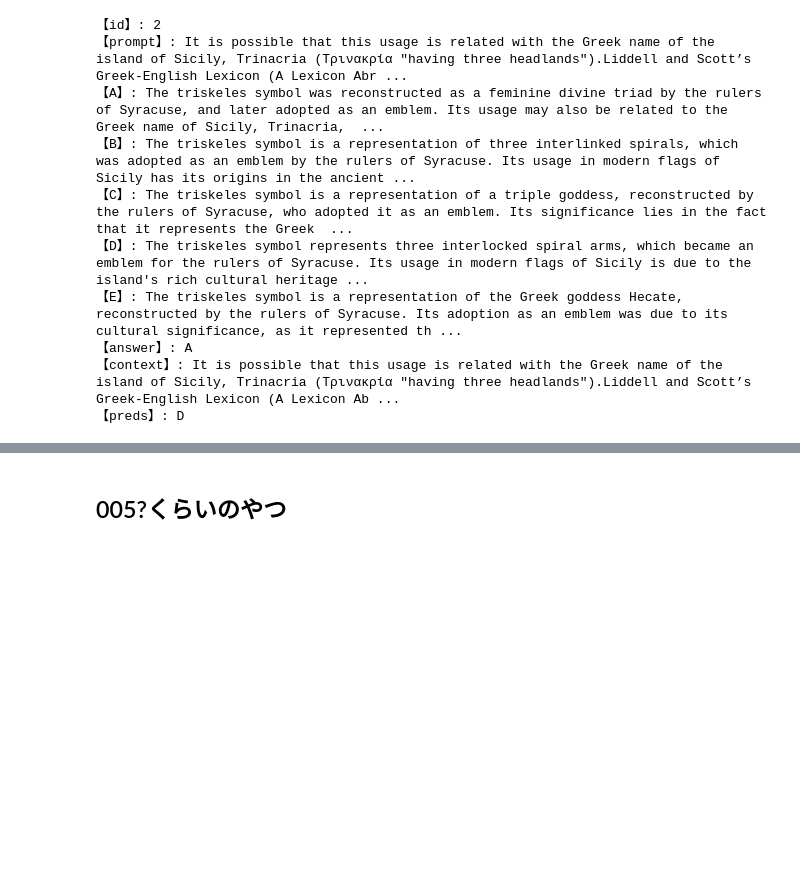
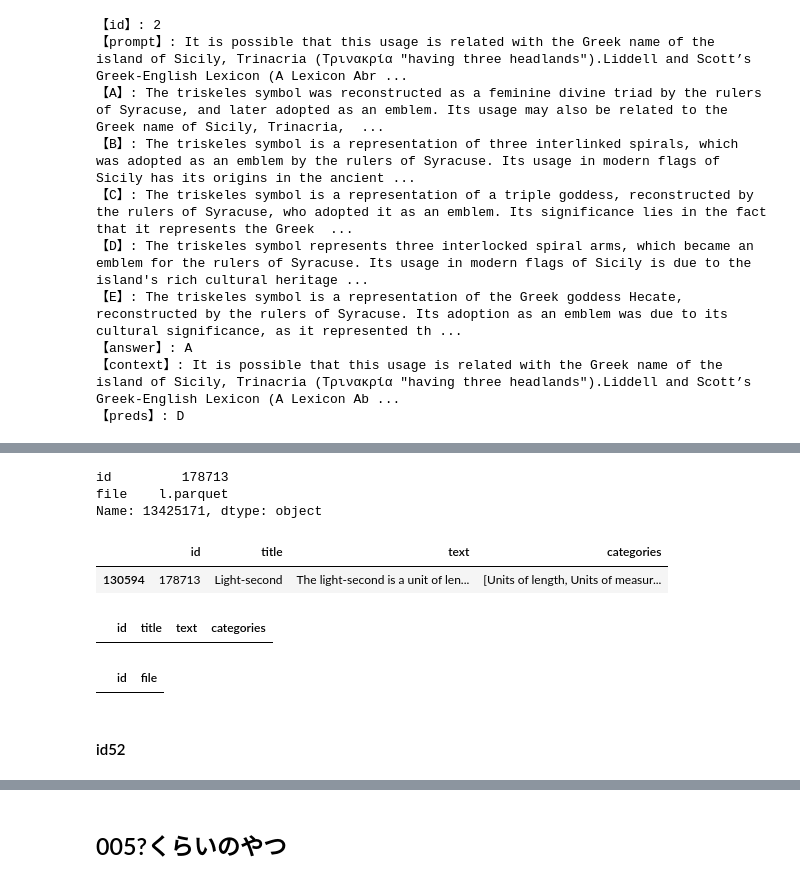
Before and after one commit to unonao/kaggle-llm-science, a Jupyter notebook: notebook/check_wrong_answers.ipynb, the cells around one changed output, grey strips where cells are left out. Drawn from its saved outputs; the diff is of its cells as text; code cells hidden in the pictures; blank space fills up the shorter version.

```diff
--- a/notebook/check_wrong_answers.ipynb
+++ b/notebook/check_wrong_answers.ipynb
@@ -403,0 +641,24 @@ df.head()
+# %%
+# 不正解
+row_id = 13425171
+print(all_df.iloc[row_id])
+file_df = pd.read_parquet(f"../input/wikipedia-20230701/{all_df.iloc[row_id].file}")
+file_df[file_df["id"] == all_df.iloc[row_id].id]
+# %% [output]
+id         178713
+file    l.parquet
+Name: 13425171, dtype: object
+|  | id | title | text | categories |
+| 130594 | 178713 | Light-second | The light-second is a unit of len... | [Units of length, Units of measur... |
+# %%
+file_df[file_df["title"].str.contains("Light-year")]
+# %% [output]
+|  | id | title | text | categories |
+# %%
+# 含まれていない
+# https://en.wikipedia.org/w/index.php?title=Light-year&action=info
+all_df[all_df["id"] == "23473595"]
+# %% [output]
+|  | id | file |
+# %% [markdown]
+#### id52
```
Also changed, not shown: parts of 71 cells of this notebook, 2 other files.
